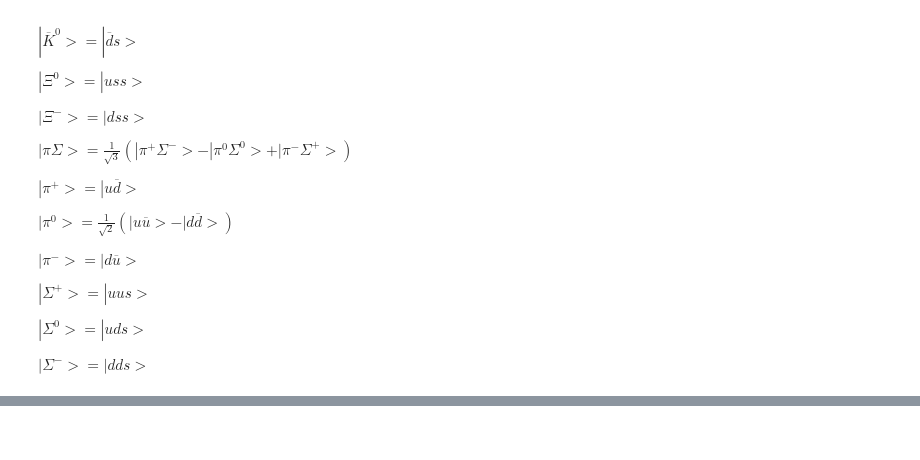
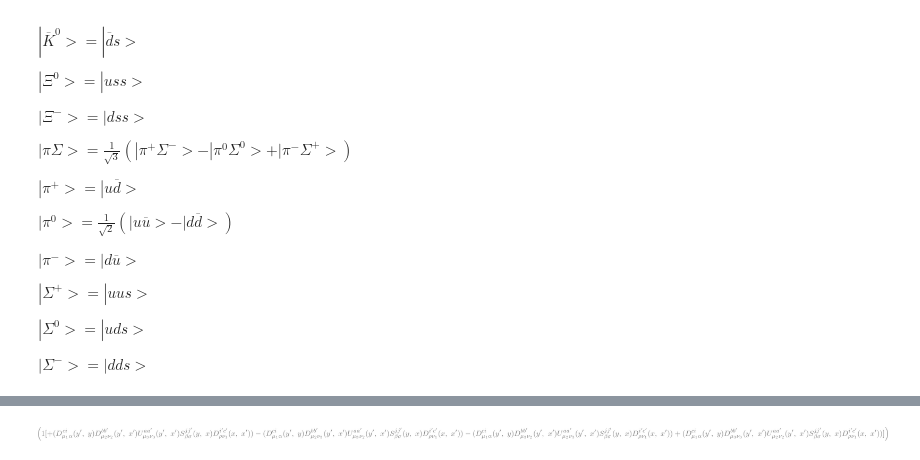
Before and after one commit to luutom/su3, a Jupyter notebook: notebooks/contraction.ipynb, the cells around one changed output, grey strips where cells are left out. Cells and saved outputs as stored; diff of their text form; code cells hidden in the pictures; blank space fills up the shorter version.

```diff
--- a/notebooks/contraction.ipynb
+++ b/notebooks/contraction.ipynb
@@ -227,14 +227,18 @@ def print_Trace(OUTPUT,quark,spin,color,position,overall,diquark,spin_pair):
             # else:
             #     PRINT2=symbols('-1')
             PRINT2=sign3*overall #symbols(overall)
+            PRINT=''
             for Tr in Trace:
-                PRINT='Tr['
+
+                PRINT+='Tr['
                 for tr in Tr[::2]:
                     PRINT+='S^{'+color2[tr]+color2[tr+1]+'}_{'+position2[tr]+position2[tr+1]+'}'
                     if spin3[tr+1]=='\\alpha' or spin3[tr+1]=='\\sigma':
                         PRINT+='\gamma_{5}'
                 PRINT+=']'
                 #print(PRINT)
+            #print(PRINT)
+            #print('')
             PRINT_ALL+=PRINT2*symbols(PRINT)
 
     return PRINT_ALL
@@ -838,7 +842,7 @@ def add(baryon,meson):
     else:
         return baryon+meson
 
-overall=symbols('\epsilon_{abc}\epsilon_{a\'b\'c\'}')
+epsilon_tensor=symbols('\epsilon_{abc}\epsilon_{a\'b\'c\'}')
 OVERALL=[-1/2/np.sqrt(2), -1/2/np.sqrt(2), -1/2/np.sqrt(2), 1/2/np.sqrt(2), 1/2/np.sqrt(2), 1/2*np.sqrt(3/2)/np.sqrt(3), 1/2*np.sqrt(3/2)/np.sqrt(3), 1/2*np.sqrt(3/2)/np.sqrt(3)]
 #OVERALL=[symbols('-1/2/\sqrt(2)'), symbols('-1/2/\sqrt(2)'), symbols('-1/2/\sqrt(2)'), symbols('1/2/\sqrt(2)'), symbols('1/2/\sqrt(2)'), symbols('1/2\sqrt(3/2)/\sqrt(3)'), symbols('1/2*np.sqrt(3/2)/\sqrt(3)'), symbols('1/2*np.sqrt(3/2)/\sqrt(3)')]
 Q=[add(Lambda0,eta),add(p,Km),add(n,Kb0),add(Xi0,K0),add(Xim,Kp),add(Sigmam,pip),add(Sigma0,pi0),add(Sigmap,pim)]
@@ -867,9 +871,9 @@ for quark in QUARK:
 #display(ANTIQUARK)
 
 PRINT=0
-for quark, overall in zip(QUARK, OVERALL):
-    for antiquark, overall_reverse in zip(ANTIQUARK, OVERALL_reverse):
-        Overall=overall*overall_reverse*overall
+for quark, coeff in zip(QUARK, OVERALL):
+    for antiquark, coeff_reverse in zip(ANTIQUARK, OVERALL_reverse):
+        Overall=coeff*coeff_reverse*epsilon_tensor
         #print(quark+antiquark)
         output=[]
         OUTPUT=[]
@@ -880,0 +885,83 @@ display(simplify(PRINT))
+# %%
+p=['d','u','u']
+n=['d','d','u']
+Kp=['sb','u']
+K0=['sb','d']
+Kb0=['db','s']
+Km=['ub','s']
+eta=[['ub','u'],['db','d'],['sb','s']]
+Lambda0=['s','d','u']
+Xi0=['s','s','u']
+Xim=['s','s','d']
+pip=['db','u']
+pi0=[['ub','u'],['db','d']]
+pim=['ub','d']
+Sigmap=['s','u','u']
+Sigma0=['s','d','u']
+Sigmam=['s','d','d']
+
+
+position=['y\'','y\'','y\'','y','y','x','x','x\'','x\'','x\'']
+spin=['\\mu_1','\\mu_2','\\mu_3','\\alpha','\\beta','\\sigma','\\rho','\\nu_3','\\nu_2','\\nu_1']
+color=['c','b','a','i','j','j\'','i\'','a\'','b\'','c\'']
+diquark=[[1,2],[7,8]]
+spin_pair=[[0,9],[1,8],[2,7],[3,4],[5,6]]
+
+
+def depth(L): return isinstance(L, list) and max(map(depth, L))+1
+
+
+def add(baryon,meson):
+    if depth(meson) != 1:
+        output=[]
+        for m in meson:
+            output.append(add(baryon,m))
+        return output
+    else:
+        return baryon+meson
+
+epsilon_tensor=symbols('\epsilon_{abc}\epsilon_{a\'b\'c\'}')
+
+#OVERALL=[-1/2/np.sqrt(2), -1/2/np.sqrt(2), -1/2/np.sqrt(2)]#, 1/2/np.sqrt(2), 1/2/np.sqrt(2), 1/2*np.sqrt(3/2)/np.sqrt(3), 1/2*np.sqrt(3/2)/np.sqrt(3), 1/2*np.sqrt(3/2)/np.sqrt(3)]
+#Q=[add(Lambda0,eta),add(p,Km),add(n,Kb0)]#,add(Xi0,K0),add(Xim,Kp),add(Sigmam,pip),add(Sigma0,pi0),add(Sigmap,pim)]
+OVERALL=[-1/2/np.sqrt(2)]
+Q=[add(n,Kb0)]
+OVERALL_reverse=deepcopy(OVERALL)
+OVERALL_reverse.reverse()
+
+QUARK=[]
+for q in Q:
+    if depth(q) != 1:
+        for qq in q:
+            QUARK.append(qq)
+    else:
+        QUARK.append(q)
+
+#display(QUARK)
+ANTIQUARK=[]
+for quark in QUARK:
+    quark_reverse=deepcopy(quark)
+    quark_reverse.reverse()
+    antiquark=[]
+    for q in quark_reverse:
+        antiquark.append(anti[q])
+
+    ANTIQUARK.append(antiquark)
+
+#display(ANTIQUARK)
+
+PRINT=0
+for quark, coeff in zip(QUARK, OVERALL):
+    for antiquark, coeff_reverse in zip(ANTIQUARK, OVERALL_reverse):
+        Quark=quark+antiquark
+        Overall=coeff*coeff_reverse*epsilon_tensor
+        #print(quark+antiquark)
+        output=[]
+        OUTPUT=[]
+        contraction(quark+antiquark,0,output,OUTPUT)
+        PRINT+=print_Trace(OUTPUT,quark+antiquark,spin,color,position,Overall,diquark,spin_pair)
+        for q in print_propagator_with_diquark(OUTPUT,Quark,spin,color,position,'1',diquark):
+            display(q)
+
+display(simplify(PRINT))
+# %% [output]
@@ -880,0 +985 @@ display(simplify(PRINT))
+[figure, added]
```
Also changed, not shown: parts of 2 cells of this notebook.
